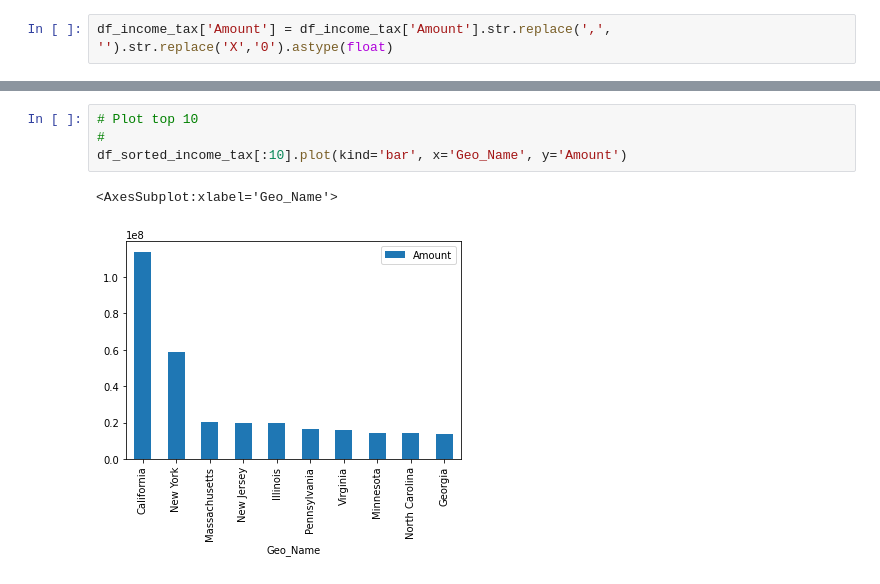
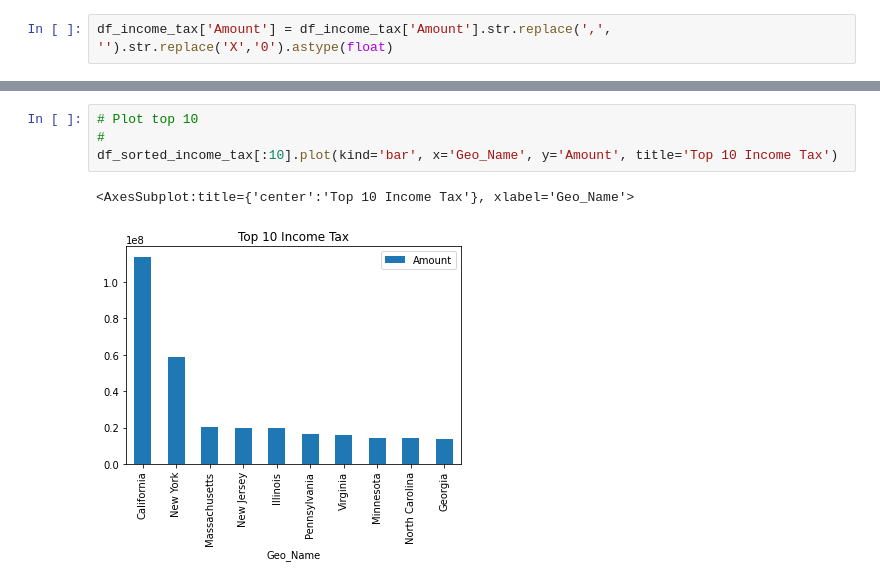
Before and after one commit to dperique/pandas_examples, a Jupyter notebook: us_property_and_income_tax.ipynb, the cells around one changed output, grey strips where cells are left out. Saved outputs shown, nothing was run; the diff lists cells and outputs as text.

```diff
--- a/us_property_and_income_tax.ipynb
+++ b/us_property_and_income_tax.ipynb
@@ -171,9 +227,9 @@ df_sorted_income_tax = df_income_tax.sort_values('Amount', ascending=False)
 # %%
 # Plot top 10
 #
-df_sorted_income_tax[:10].plot(kind='bar', x='Geo_Name', y='Amount')
+df_sorted_income_tax[:10].plot(kind='bar', x='Geo_Name', y='Amount', title='Top 10 Income Tax')
 # %% [output]
-<AxesSubplot:xlabel='Geo_Name'>
+<AxesSubplot:title={'center':'Top 10 Income Tax'}, xlabel='Geo_Name'>
-[figure, old version]
+[figure, new version]
 # %%
 df_sorted_income_tax = df_income_tax.sort_values('Amount', ascending=True)
```
Also changed, not shown: parts of 13 cells of this notebook.
